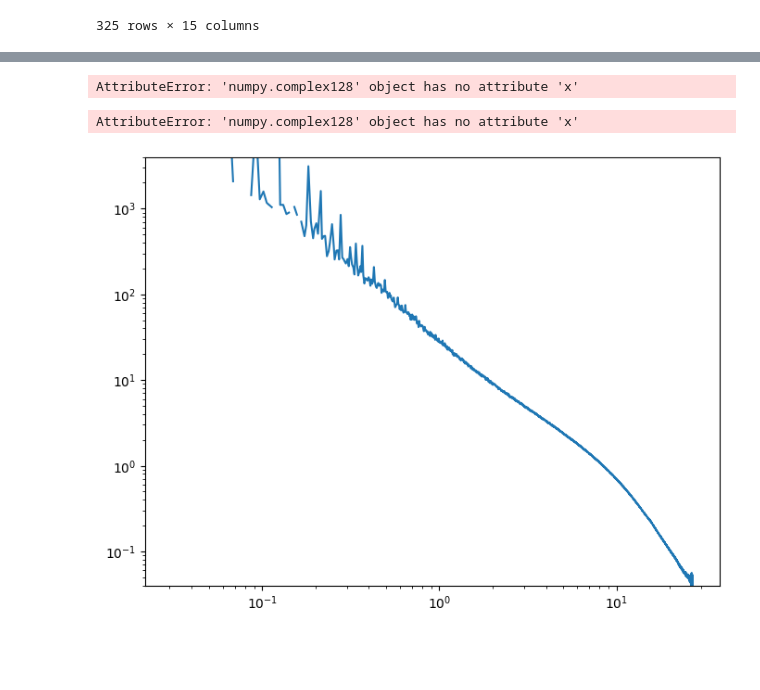
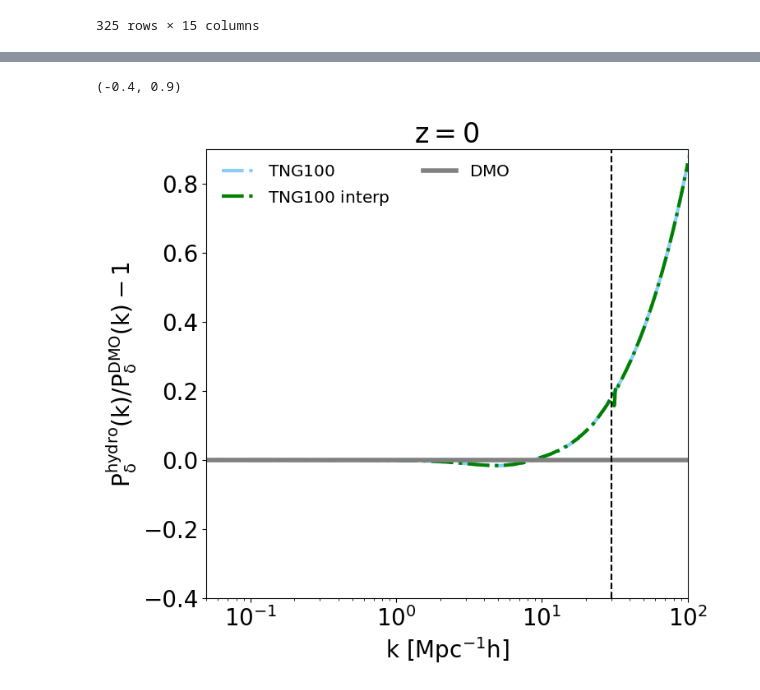
Before and after one commit to FAIR-Universe/Cosmology-Challenge, a Jupyter notebook: notebooks/fit_egd.ipynb, the cells around one changed output, grey strips where cells are left out. Cells and saved outputs as stored; diff of their text form; code cells hidden in the pictures; blank space fills up the shorter version.

```diff
--- a/notebooks/fit_egd.ipynb
+++ b/notebooks/fit_egd.ipynb
@@ -175,26 +103,44 @@ AttributeError: 'numpy.complex128' object has no attribute 'x'
-# %%
-S = alpha / H0**2 * layout.gather(egd.shortrangePM(X1, delta_k, kl, ks, factor=1.5 * Omega_m0))
-# %% [output]
-AttributeError: 'numpy.complex128' object has no attribute 'x'
-# %%
-egd_subsample_fmp = egd.PGD(fastpm_tng_seed, 0.1, 0.1, 2)
-# %% [output]
-AttributeError: 'numpy.complex128' object has no attribute 'x'
-# %%
-Nmeshs = [1024]
-kmax = 50
-kmin = 0.01
-
-fig, ax = plt.subplots(figsize=(8, 6))
-for Nmesh in Nmeshs:
-    result = FFTPower(subsample_fpm, mode="1d", Nmesh=Nmesh, dk=0.005, kmin=kmin, kmax=kmax)
-    result.save("Pk_Nmesh_{Nmesh}.json".format(Nmesh=Nmesh))
-    Pk = result.power
-    ax.loglog(
-        Pk["k"],
-        Pk["power"].real - Pk.attrs["shotnoise"],
-        label=r"Nmesh={Nmesh}".format(Nmesh=Nmesh),
-    )
-    ax.set_ylim(4e-2, 4e3)
-# %% [output]
-[figure, removed]
+# %%
+def interpolate_power_ratio(df, redshift_column, wavenumbers):
+    # Extract the log wavenumbers and power for the specified redshift
+    logk_values = df['logk'].values
+    log_power_values = df[redshift_column].values
+
+    # Create an interpolating function using SciPy's interp1d
+    # We need to convert logk_values back to k_values for interpolation
+    k_values = 10**logk_values
+    power_values = 10**log_power_values
+    interpolator = interp1d(k_values, power_values, kind='cubic', fill_value='extrapolate')
+
+    # Use the interpolating function to calculate the power at the specified wavenumbers
+    interpolated_power = interpolator(wavenumbers)
+
+    return interpolated_power
+# %%
+new_ks = np.logspace(-2, 2, 1000)
+interp_Pkratio = interpolate_power_ratio(Tb_TNG100, colz, new_ks)
+# %%
+fig = plt.figure(figsize=(7.2,6.5))
+plt.rc('font',size=20)
+
+ax1=fig.add_axes([0.158 ,0.11,0.813,0.84])
+
+ax1.plot(10**Tb_TNG100['logk'], 10**Tb_TNG100[colz] - 1, label=r'$\mathrm{TNG100}$', color="lightskyblue", lw=3, ls='-.')
+ax1.plot(new_ks, 10**interp_Pkratio - 1, label=r'$\mathrm{TNG100}~{}\rm interp$', color="green", lw=3, ls='-.')
+
+ax1.axhline(y=0, color='gray', linestyle='-', label=r'$\mathrm{DMO}$', lw=4)
+ax1.axvline(x=30, color='k', linestyle='--')
+
+
+ax1.set_xscale('log')
+ax1.set_xlabel(r'$\mathrm{k\ [Mpc^{-1}h]}$')
+ax1.set_ylabel(r'$\mathrm{P_{\delta}^{hydro}(k)/P_{\delta}^{DMO}(k)-1}$')
+ax1.set_title(title)
+
+ax1.set_xlim(0.05,100)
+
+ax1.legend(loc="best",prop={'size': 14.5},ncol=2,frameon=False)
+ax1.set_ylim(-0.4,0.9)
+# %% [output]
+(-0.4, 0.9)
+[figure, added]
```
Also changed, not shown: parts of 15 cells of this notebook.
